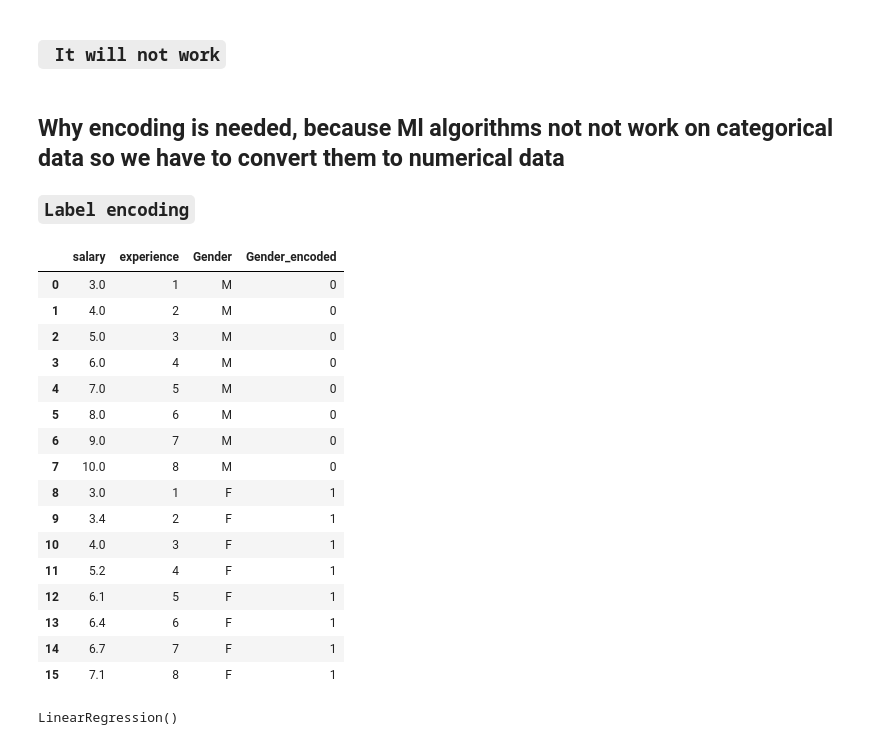
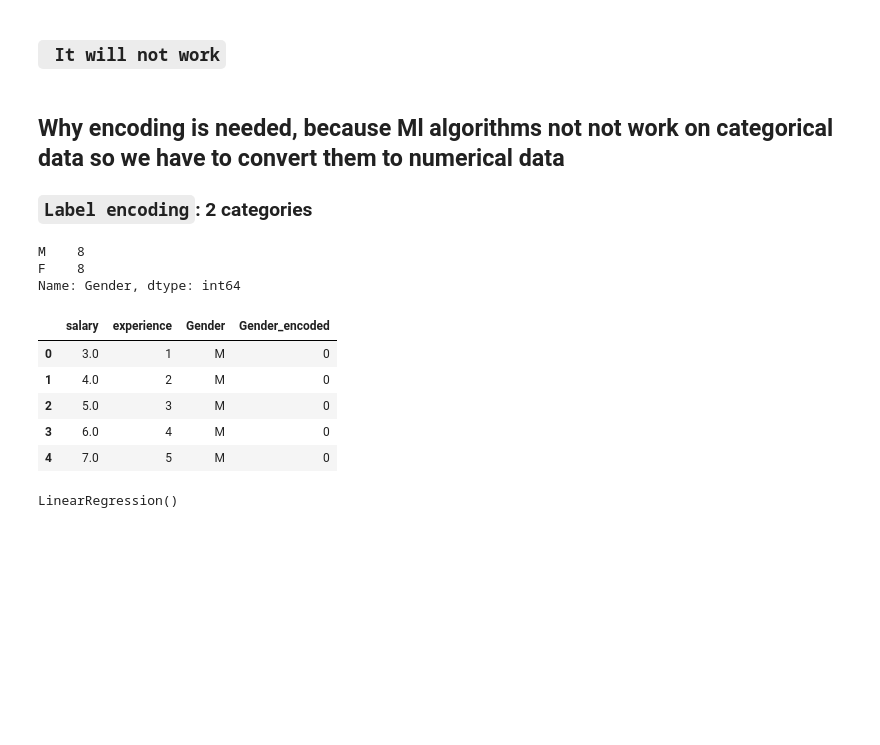
Before and after one commit to manujjoshi/Regression, a Jupyter notebook: Linear Regression with Categorical Data .ipynb, the cells around one changed output. Saved outputs shown, nothing was run; the diff lists cells and outputs as text; code cells hidden in the pictures; blank space fills up the shorter version.

```diff
--- a/Linear Regression with Categorical Data .ipynb
+++ b/Linear Regression with Categorical Data .ipynb
@@ -54,31 +57,26 @@ y = data['salary']
 ### ` It will not work`
 # %% [markdown]
 ## Why encoding is needed, because Ml algorithms not not work on categorical data so we have to convert them to numerical data
-### `Label encoding`
+### `Label encoding`: 2 categories
 # %%
 label_encoder = {"M":0,"F":1}
 # %%
 data["Gender_encoded"] = data["Gender"].apply(lambda x: label_encoder[x] if x in label_encoder else 2)
+# %%
+data['Gender'].value_counts()
+# %% [output]
+M    8
+F    8
+Name: Gender, dtype: int64
 # %%
-data
+data.head()
 # %% [output]
 |  | salary | experience | Gender | Gender_encoded |
 | 0 | 3.0 | 1 | M | 0 |
 | 1 | 4.0 | 2 | M | 0 |
 | 2 | 5.0 | 3 | M | 0 |
 | 3 | 6.0 | 4 | M | 0 |
 | 4 | 7.0 | 5 | M | 0 |
-| 5 | 8.0 | 6 | M | 0 |
-| 6 | 9.0 | 7 | M | 0 |
-| 7 | 10.0 | 8 | M | 0 |
-| 8 | 3.0 | 1 | F | 1 |
-| 9 | 3.4 | 2 | F | 1 |
-| 10 | 4.0 | 3 | F | 1 |
-| 11 | 5.2 | 4 | F | 1 |
-| 12 | 6.1 | 5 | F | 1 |
-| 13 | 6.4 | 6 | F | 1 |
-| 14 | 6.7 | 7 | F | 1 |
-| 15 | 7.1 | 8 | F | 1 |
 # %%
 X = data[["experience","Gender_encoded"]]
 y = data['salary']
```
Also changed, not shown: parts of 4 cells of this notebook, 7 other files.
